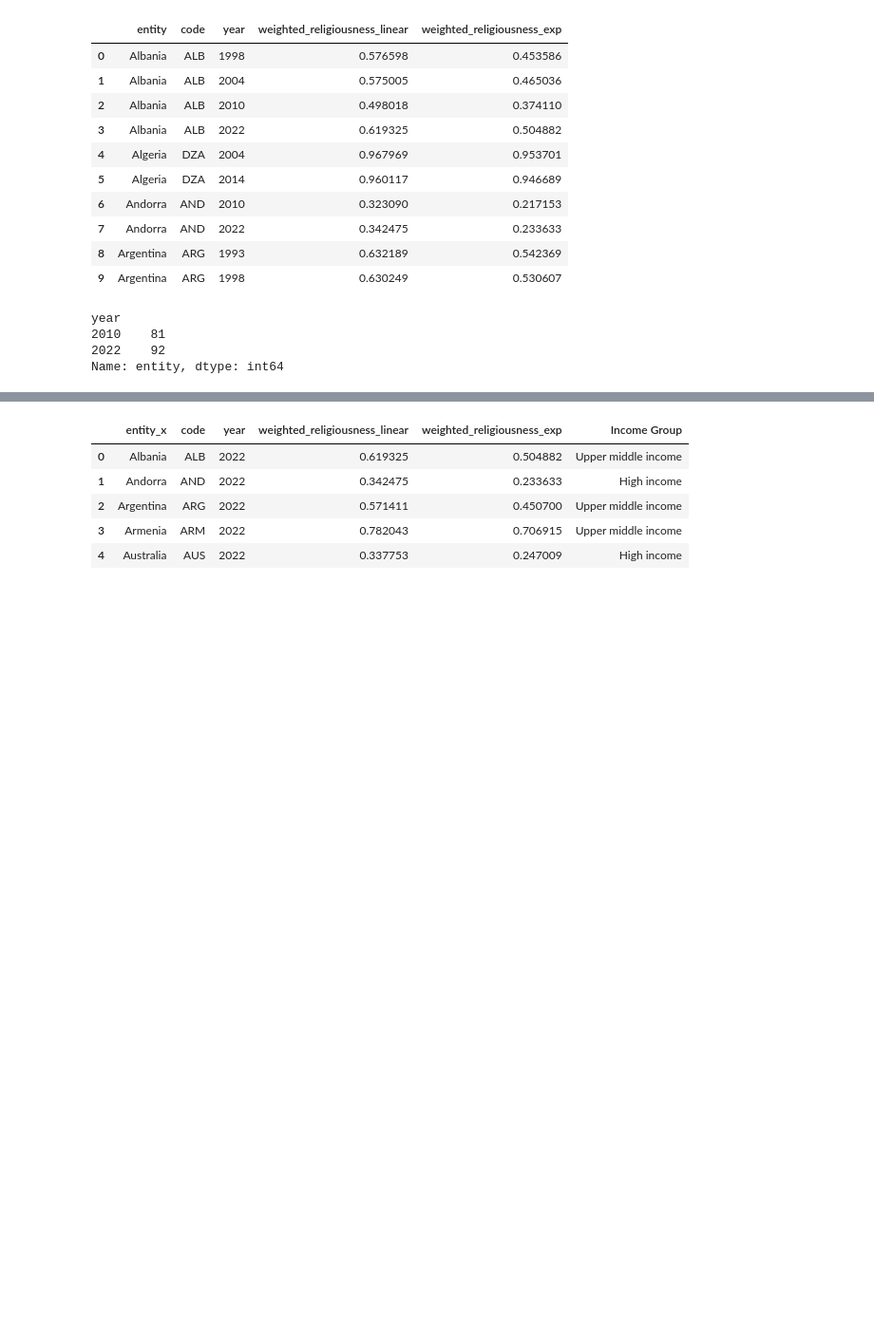
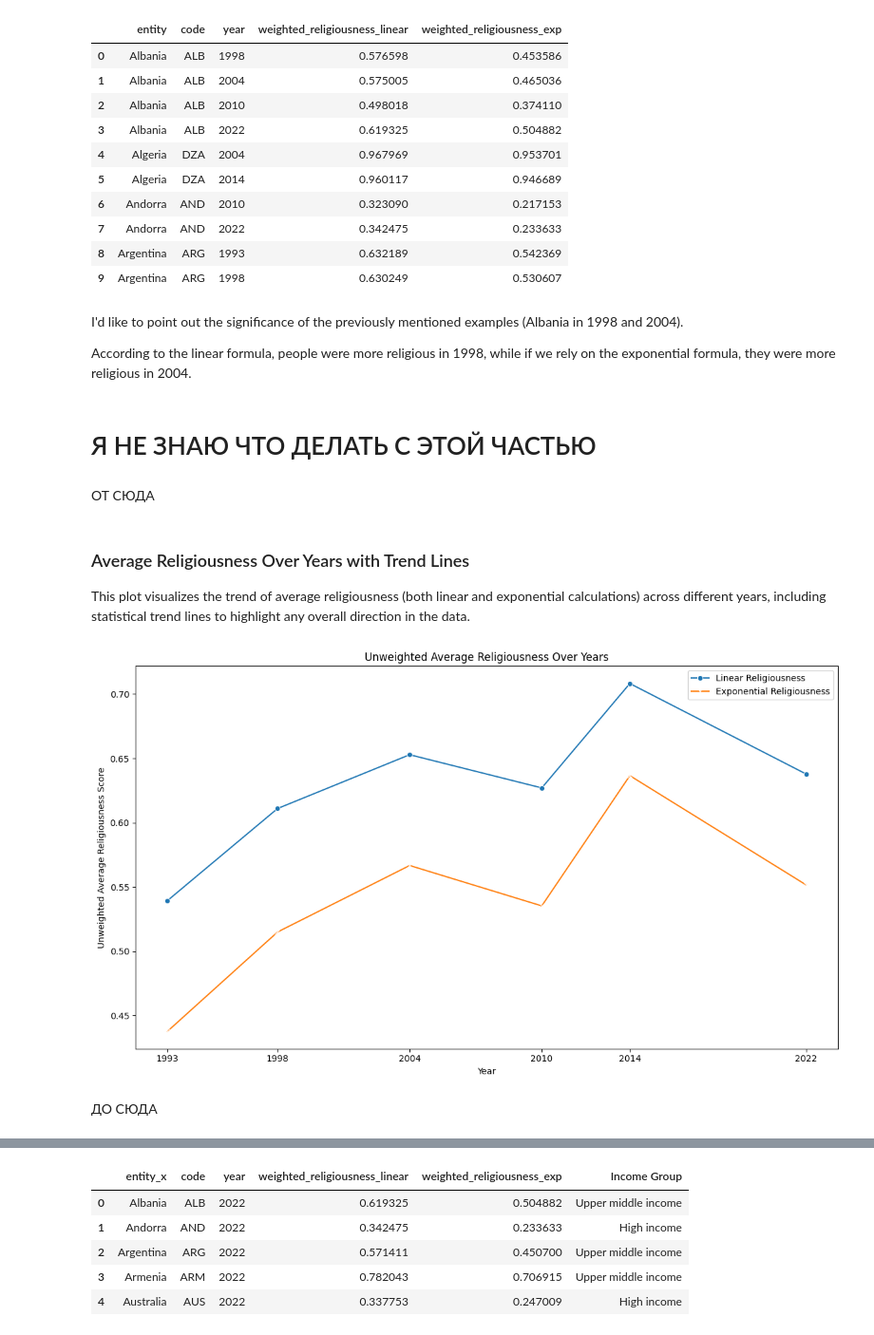
Before and after one commit to fedirmel234-beep/vizualization-of-data-projects-religions-uk, a Jupyter notebook: Desktop/EDA_files/Project_work.ipynb, the cells around one changed output, grey strips where cells are left out. Shown at 95% size. Saved outputs shown, nothing was run; the diff lists cells and outputs as text; code cells hidden in the pictures; blank space fills up the shorter version.

```diff
--- a/Desktop/EDA_files/Project_work.ipynb
+++ b/Desktop/EDA_files/Project_work.ipynb
@@ -87,15 +184,55 @@ display(importance.head())
 | 7 | Andorra | AND | 2022 | 0.342475 | 0.233633 |
 | 8 | Argentina | ARG | 1993 | 0.632189 | 0.542369 |
 | 9 | Argentina | ARG | 1998 | 0.630249 | 0.530607 |
-# %%
-# Фільтруємо датафрейм за потрібними роками
-years_to_check = [2008, 2009, 2010, 2011, 2012 , 2018, 2019, 2020, 2021, 2022]
-filtered_df = importance[importance['year'].isin(years_to_check)]
-
-# Дивимось, скільки унікальних країн є для кожного року
-print(filtered_df.groupby('year')['entity'].nunique())
-# %% [output]
-year
-2010    81
-2022    92
-Name: entity, dtype: int64
+# %% [markdown]
+I'd like to point out the significance of the previously mentioned examples (Albania in 1998 and 2004).
+
+According to the linear formula, people were more religious in 1998, while if we rely on the exponential formula, they were more religious in 2004.
+# %% [markdown]
+# Я НЕ ЗНАЮ ЧТО ДЕЛАТЬ С ЭТОЙ ЧАСТЬЮ
+# %% [markdown]
+ОТ СЮДА
+# %% [markdown]
+### Average Religiousness Over Years with Trend Lines
+
+This plot visualizes the trend of average religiousness (both linear and exponential calculations) across different years, including statistical trend lines to highlight any overall direction in the data.
+# %%
+# Filter for years where religiousness data is available
+# The 'importance' DataFrame already has weighted_religiousness_linear and _exp calculated.
+
+# The 'total_respondents' column will be removed, as the user requested an unweighted average.
+# Filter out rows with NaN religiousness scores before calculating the unweighted average
+filtered_importance = importance.dropna(subset=['weighted_religiousness_linear', 'weighted_religiousness_exp']).copy()
+
+# Function to calculate unweighted mean
+def unweighted_mean(df, value_col):
+    # Calculate the simple mean of the value_col
+    return df[value_col].mean()
+
+# Group by year and apply the unweighted mean calculation
+annual_religiousness = filtered_importance.groupby('year').apply(
+    lambda x: pd.Series({
+        'weighted_religiousness_linear': unweighted_mean(x, 'weighted_religiousness_linear'),
+        'weighted_religiousness_exp': unweighted_mean(x, 'weighted_religiousness_exp')
+    }), include_groups=False
+).reset_index()
+
+# Plotting the trends
+plt.figure(figsize=(12, 7))
+
+# Plotting the data points and connecting lines
+sns.lineplot(x='year', y='weighted_religiousness_linear', data=annual_religiousness, marker='o', label='Linear Religiousness')
+sns.lineplot(x='year', y='weighted_religiousness_exp', data=annual_religiousness, marker='x', label='Exponential Religiousness')
+
+plt.title('Unweighted Average Religiousness Over Years')
+plt.xlabel('Year')
+plt.ylabel('Unweighted Average Religiousness Score')
+# plt.grid(True, linestyle='--', alpha=0.7) # Removed grid lines as per user request
+plt.xticks(annual_religiousness['year'].unique()) # Ensure all years with data are shown as ticks
+plt.legend()
+plt.tight_layout()
+plt.show()
+# %% [output]
+[figure, added]
+# %% [markdown]
+ДО СЮДА
```
Also changed, not shown: parts of 45 cells of this notebook.
